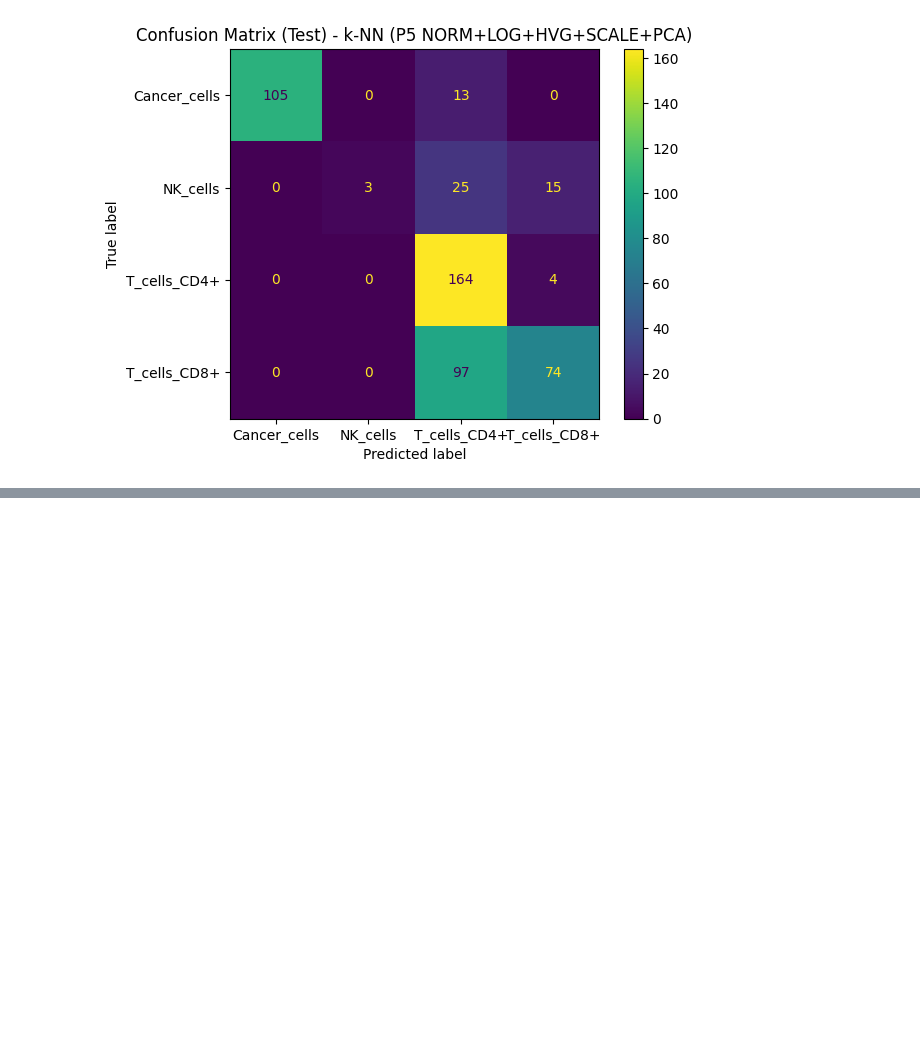
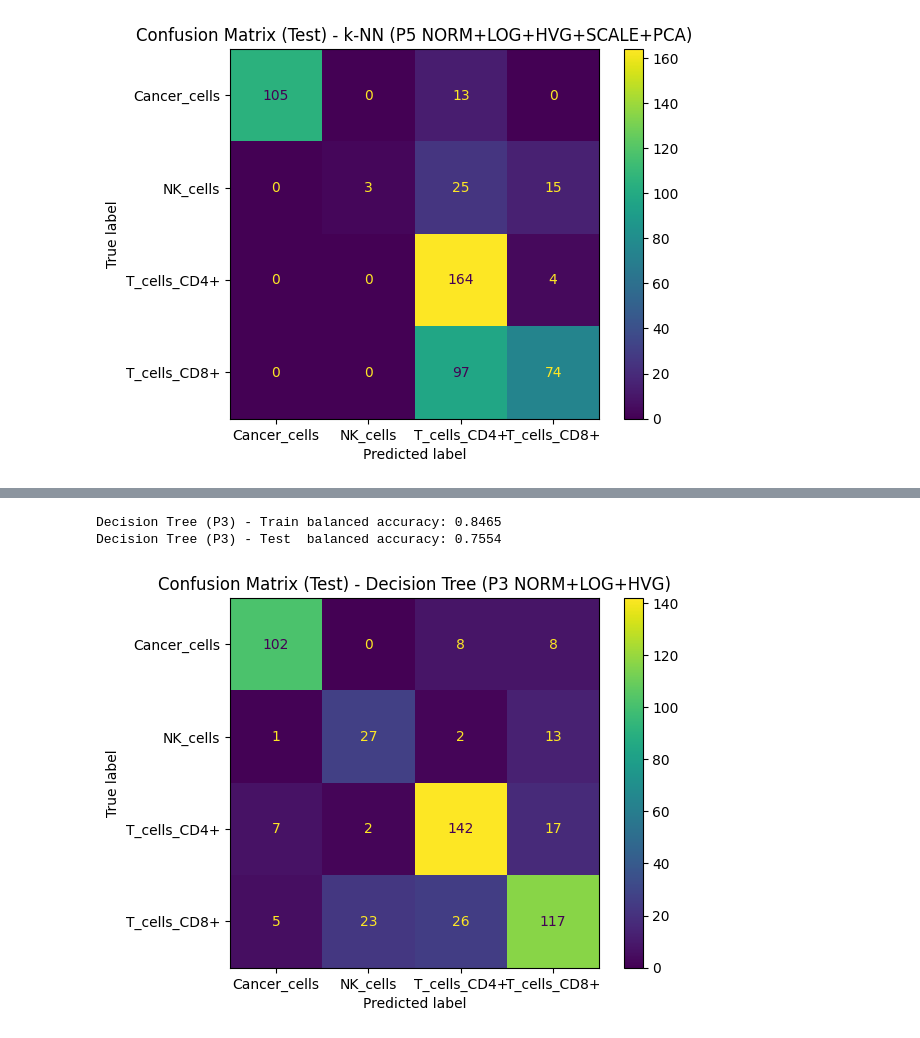
Before and after one commit to DataCampDS/scmark-classification-data-shinobi, a Jupyter notebook: model_training_before_submission.ipynb, the cells around one changed output, grey strips where cells are left out. Saved outputs shown, nothing was run; the diff lists cells and outputs as text; code cells hidden in the pictures; blank space fills up the shorter version.

```diff
--- a/model_training_before_submission.ipynb
+++ b/model_training_before_submission.ipynb
@@ -1201,0 +1271,30 @@ k-NN (P5) - Test  balanced accuracy: 0.5921
+# %%
+pipe_dt_p3 = Pipeline(
+    [
+        ("DecisionTree", DecisionTreeClassifier(
+            max_depth=8,
+            min_samples_leaf=20,
+            min_samples_split=3,
+            class_weight="balanced",
+            random_state=42
+        )),
+    ]
+)
+
+pipe_dt_p3.fit(X_train_3, y_train)
+
+y_train_pred = pipe_dt_p3.predict(X_train_3)
+y_test_pred  = pipe_dt_p3.predict(X_test_3)
+
+print("Decision Tree (P3) - Train balanced accuracy:", round(balanced_accuracy_score(y_train, y_train_pred), 4))
+print("Decision Tree (P3) - Test  balanced accuracy:", round(balanced_accuracy_score(y_test, y_test_pred), 4))
+
+cm = confusion_matrix(y_test, y_test_pred, labels=pipe_dt_p3.classes_)
+disp = ConfusionMatrixDisplay(confusion_matrix=cm, display_labels=pipe_dt_p3.classes_)
+disp.plot()
+plt.title("Confusion Matrix (Test) - Decision Tree (P3 NORM+LOG+HVG)")
+plt.show()
+# %% [output]
+Decision Tree (P3) - Train balanced accuracy: 0.8465
+Decision Tree (P3) - Test  balanced accuracy: 0.7554
+[figure, added]
```
Also changed, not shown: parts of 37 cells of this notebook, 5 other files.
